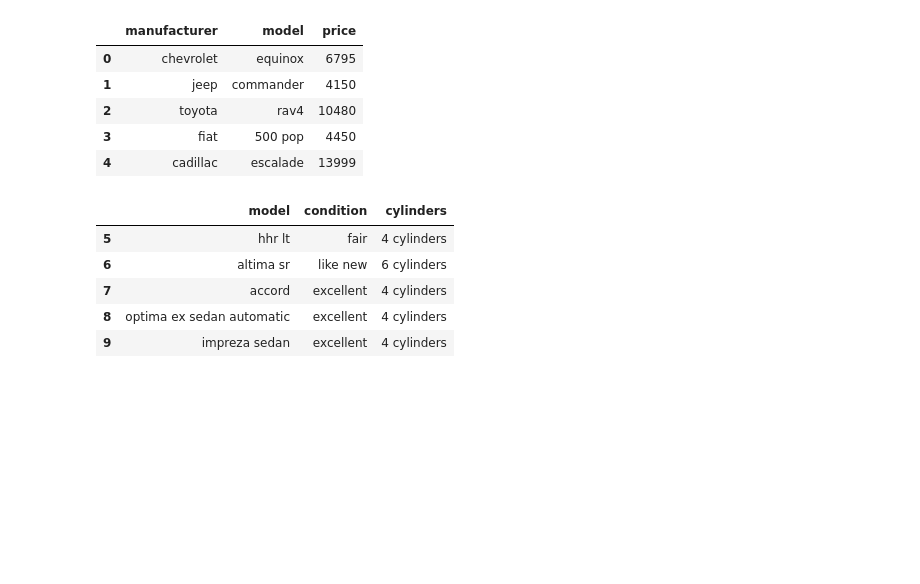
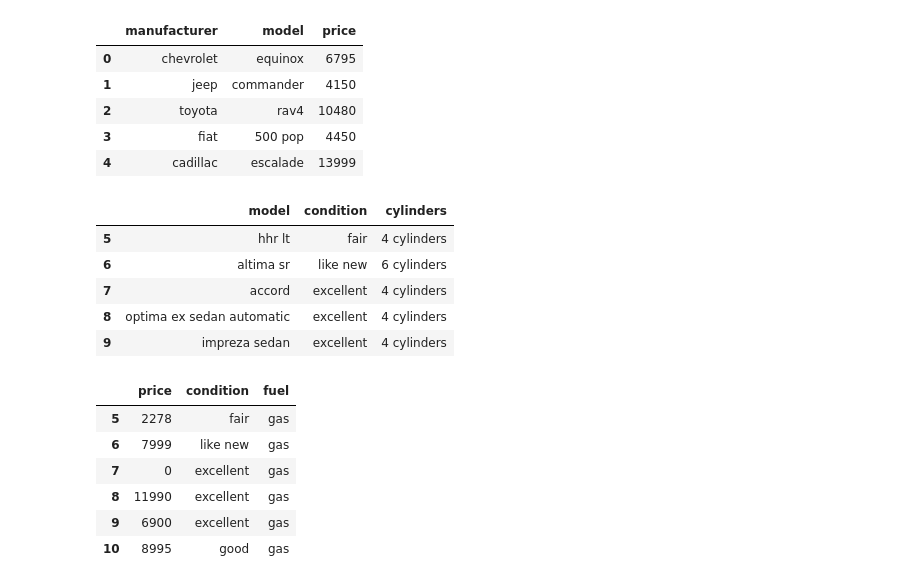
Before and after one commit to minSara02-FromTheStart/Pandas_Daily_Practice, a Jupyter notebook: Practice With JSON/JsonPractice.ipynb, the cells around one changed output. Saved outputs shown, nothing was run; the diff lists cells and outputs as text; code cells hidden in the pictures; blank space fills up the shorter version.

```diff
--- a/Practice With JSON/JsonPractice.ipynb
+++ b/Practice With JSON/JsonPractice.ipynb
@@ -183,3 +183,13 @@ df.iloc[5:10, 4:7]
 | 7 | accord | excellent | 4 cylinders |
 | 8 | optima ex sedan automatic | excellent | 4 cylinders |
 | 9 | impreza sedan | excellent | 4 cylinders |
+# %%
+df.loc[5:10, ["price", "condition", "fuel"] ]
+# %% [output]
+|  | price | condition | fuel |
+| 5 | 2278 | fair | gas |
+| 6 | 7999 | like new | gas |
+| 7 | 0 | excellent | gas |
+| 8 | 11990 | excellent | gas |
+| 9 | 6900 | excellent | gas |
+| 10 | 8995 | good | gas |
```
